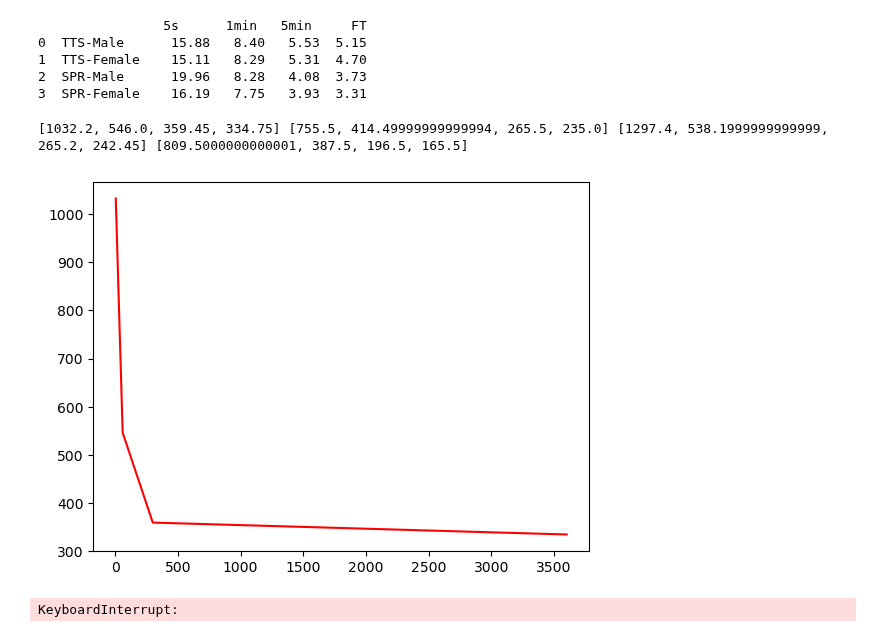
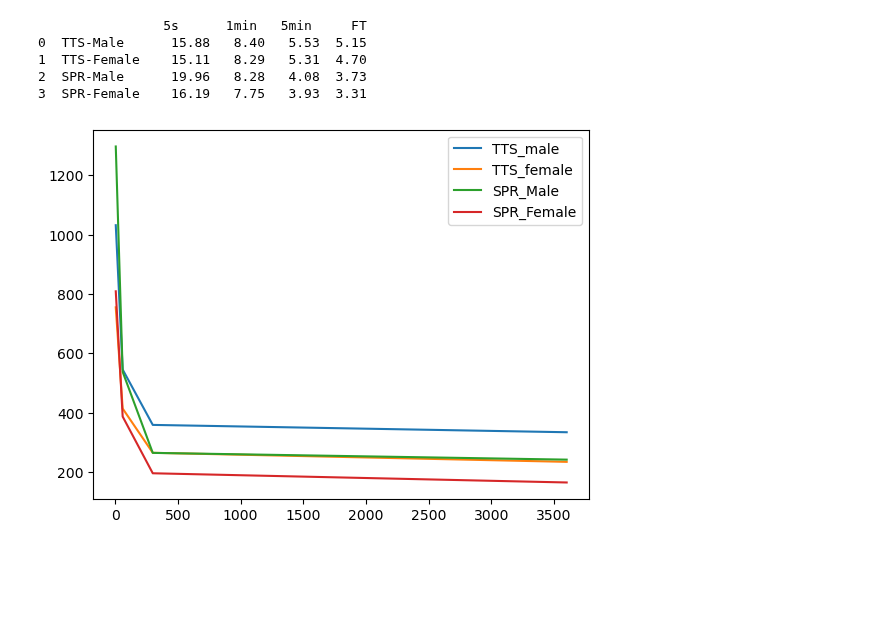
Before and after one commit to SILENT-GUO/MCM_works, a Jupyter notebook: 2022TaskA/Task1.ipynb, the cells around one changed output. Drawn from its saved outputs; the diff is of its cells as text; code cells hidden in the pictures; blank space fills up the shorter version.

```diff
--- a/2022TaskA/Task1.ipynb
+++ b/2022TaskA/Task1.ipynb
@@ -24,14 +25,15 @@ SPR_Male = power_curve.iloc[2,:].values.tolist()[1:]
 SPR_Male = [i * 65 for i in SPR_Male]
 SPR_Female = power_curve.iloc[3,:].values.tolist()[1:]
 SPR_Female = [i * 50 for i in SPR_Female]
-print(TTS_male, TTS_female, SPR_Male, SPR_Female)
-# %% [output]
-[1032.2, 546.0, 359.45, 334.75] [755.5, 414.49999999999994, 265.5, 235.0] [1297.4, 538.1999999999999, 265.2, 242.45] [809.5000000000001, 387.5, 196.5, 165.5]
 # %%
-### then plot the power curve
-TTS_male_x = [5, 60, 300, 3600]
-TTS_male_y = TTS_male
-plt.plot(TTS_male_x, TTS_male_y, 'r')
+# then plot the power curve
+labels = ["TTS_male", "TTS_female", "SPR_Male", "SPR_Female"]
+P_actual = [TTS_male, TTS_female, SPR_Male, SPR_Female]
+time_actual = [5, 60, 300, 3600]
+for i in range(4):
+    plt.plot(time_actual, P_actual[i], label=labels[i])
+
+plt.legend(loc='upper right')
 plt.show()
 # %% [output]
-[figure, old version]
+[figure, new version]
@@ -47,11 +39,0 @@ plt.show()
-# %%
-p = TTS_male
-t = [5, 60, 300, 3600]
-p_max, w, cp = sympy.symbols('p_max w cp')
-f0 = w/t[0] * (1-sympy.exp(-1*t[0]*(p_max-cp)/w))+cp-p[0]
-# f1 = w/t[1] * (1-sympy.exp(-1*t[1]*(p_max-cp)/w))+cp-p[1]
-f2 = w/t[2] * (1-sympy.exp(-1*t[2]*(p_max-cp)/w))+cp-p[2]
-f3 = w/t[3] * (1-sympy.exp(-1*t[3]*(p_max-cp)/w))+cp-p[3]
-sympy.nonlinsolve([f0, f2, f3],[p_max, w, cp])
-# %% [output]
-KeyboardInterrupt:
```
Also changed, not shown: parts of 3 cells of this notebook.
